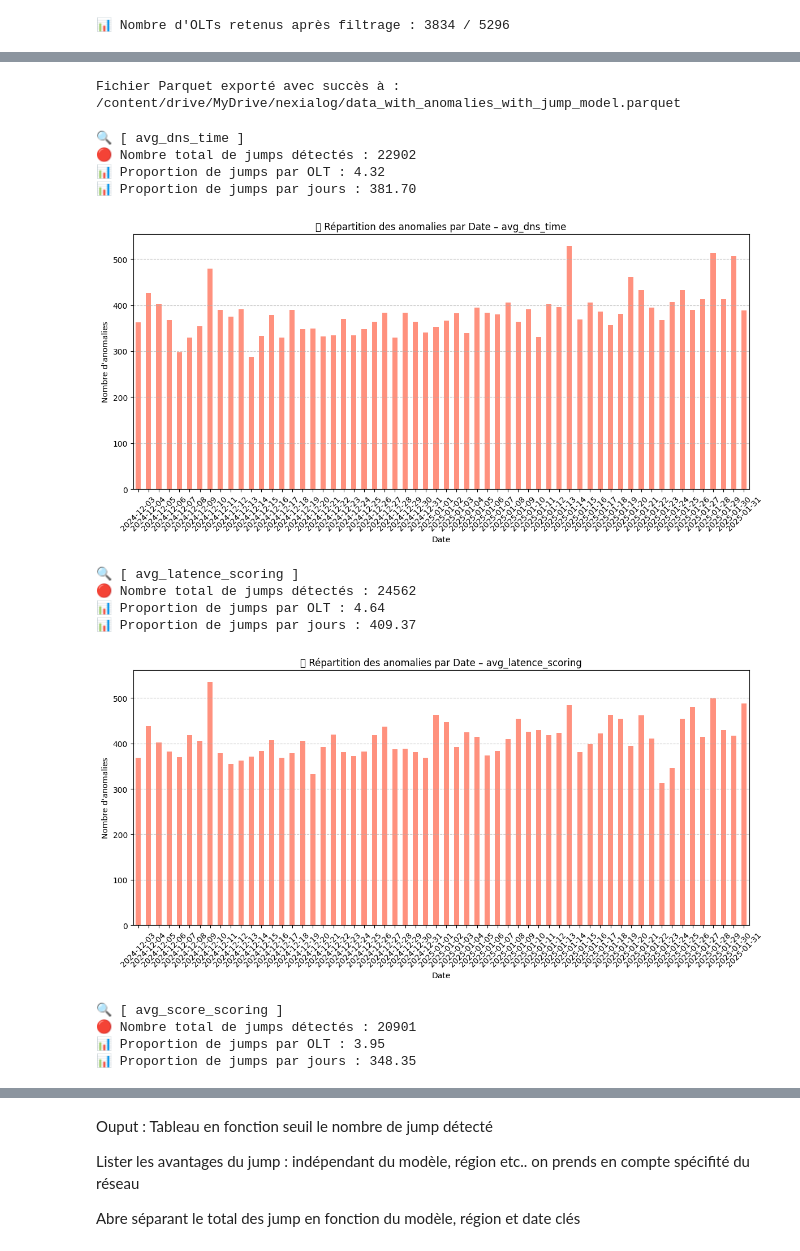
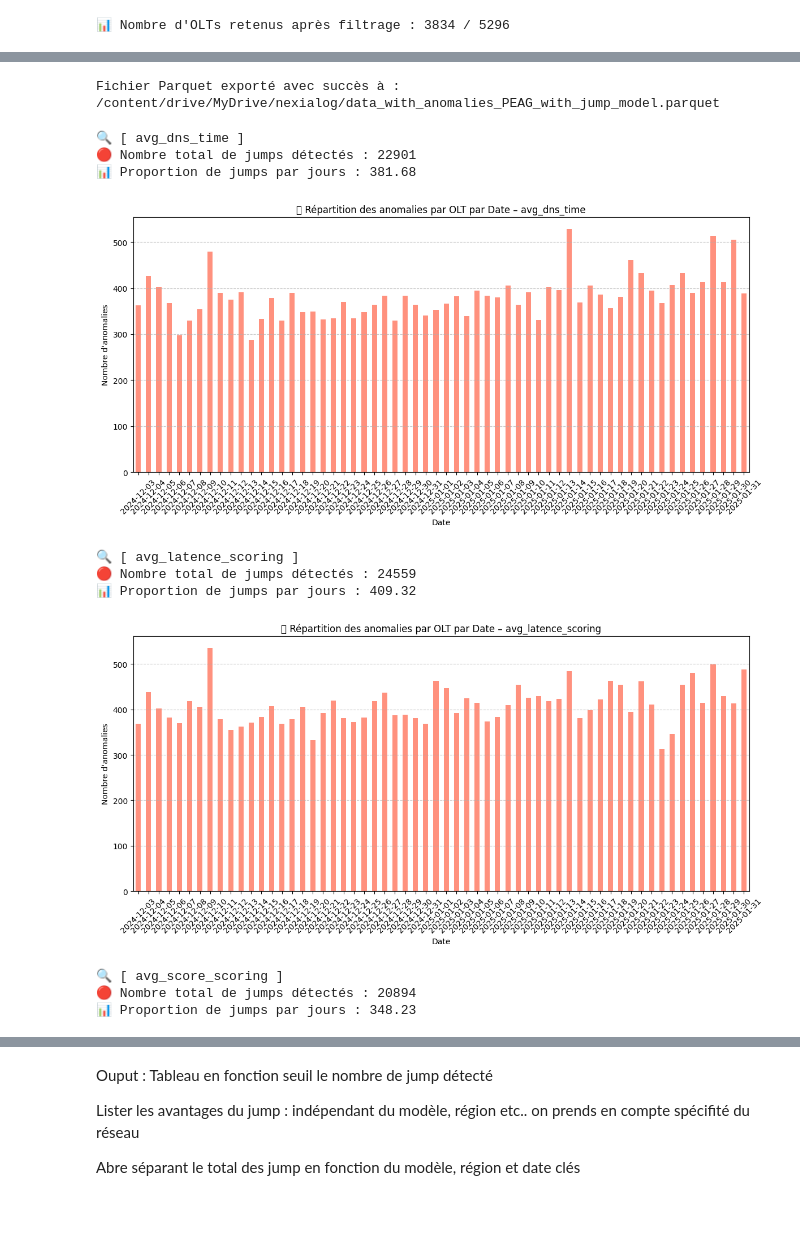
Before and after one commit to lucasvazelle/nexialog_challlenge, a Jupyter notebook: etape4_model_sans_ml.ipynb, the cells around one changed output, grey strips where cells are left out. Cells and saved outputs as stored; diff of their text form; code cells hidden in the pictures; blank space fills up the shorter version.

Commit message:
PEAG

```diff
--- a/etape4_model_sans_ml.ipynb
+++ b/etape4_model_sans_ml.ipynb
@@ -218,65 +322,63 @@ df_jumps_final = df_jumps_final[df_jumps_final["date_hour"] > cutoff_date]
 # %%
-output_parquet_path = "/content/drive/MyDrive/nexialog/data_with_anomalies_with_jump_model.parquet"
+output_parquet_path = "/content/drive/MyDrive/nexialog/data_with_anomalies_PEAG_with_jump_model.parquet"
 
 # Exporter au format Parquet
 df_jumps_final.to_parquet(output_parquet_path, index=False, engine='pyarrow')
 print(f"Fichier Parquet exporté avec succès à : {output_parquet_path}")
 # %% [output]
-Fichier Parquet exporté avec succès à : /content/drive/MyDrive/nexialog/data_with_anomalies_with_jump_model.parquet
+Fichier Parquet exporté avec succès à : /content/drive/MyDrive/nexialog/data_with_anomalies_PEAG_with_jump_model.parquet
 # %%
 # chemin
-file_path = "/content/drive/MyDrive/nexialog/data_with_anomalies_with_jump_model.parquet"
+file_path = "/content/drive/MyDrive/nexialog/data_with_anomalies_PEAG_with_jump_model.parquet"
 
 # Lire le fichier Parquet
 df_jumps_final = pd.read_parquet(file_path)
 # %%
 import matplotlib.pyplot as plt
+olt_name_list = ["01_olt_45", "95_olt_5606" ] # Remplace par le nom de l'OLT souhaité
 
 # Liste des métriques testées
 tests = ["avg_dns_time", "avg_latence_scoring", "avg_score_scoring"]
 
 # Itérer sur chaque test
 for test in tests:
     jump_col = f"is_jump_{test}"
 
     # 1. Nombre total de jumps détectés
     total_jumps = df_jumps_final[jump_col].sum()
     print(f"\n🔍 [ {test} ]")
     print(f"🔴 Nombre total de jumps détectés : {total_jumps}")
 
     # 2. Proportion par OLT
-    jump_ratio = total_jumps / len(olt_list)
-    print(f"📊 Proportion de jumps par OLT : {jump_ratio:.2f}")
+    # jump_ratio = total_jumps / len(olt_list)
+    # print(f"📊 Proportion de jumps par OLT : {jump_ratio:.2f}")
 
     # 3. Proportion par jour (ajuster 60 si nécessaire)
     jump_ratio_par_j = total_jumps / 60
     print(f"📊 Proportion de jumps par jours : {jump_ratio_par_j:.2f}")
 
     # 4. Répartition des dates
     jump_dates = df_jumps_final[df_jumps_final[jump_col]]["date_hour"].dt.date.value_counts().sort_index()
 
     # 5. Affichage
     plt.figure(figsize=(12, 6))
     jump_dates.plot(kind="bar", color="tomato", alpha=0.7)
     plt.xlabel("Date")
     plt.ylabel("Nombre d'anomalies")
-    plt.title(f"📅 Répartition des anomalies par Date – {test}")
+    plt.title(f"📅 Répartition des anomalies par OLT par Date – {test}")
     plt.xticks(rotation=45)
     plt.grid(axis="y", linestyle="--", alpha=0.7)
     plt.tight_layout()
     plt.show()
 # %% [output]
 🔍 [ avg_dns_time ]
-🔴 Nombre total de jumps détectés : 22902
-📊 Proportion de jumps par OLT : 4.32
-📊 Proportion de jumps par jours : 381.70
+🔴 Nombre total de jumps détectés : 22901
+📊 Proportion de jumps par jours : 381.68
-[figure, old version]
+[figure, new version]
 🔍 [ avg_latence_scoring ]
-🔴 Nombre total de jumps détectés : 24562
-📊 Proportion de jumps par OLT : 4.64
-📊 Proportion de jumps par jours : 409.37
+🔴 Nombre total de jumps détectés : 24559
+📊 Proportion de jumps par jours : 409.32
-[figure, old version]
+[figure, new version]
 🔍 [ avg_score_scoring ]
-🔴 Nombre total de jumps détectés : 20901
-📊 Proportion de jumps par OLT : 3.95
-📊 Proportion de jumps par jours : 348.35
+🔴 Nombre total de jumps détectés : 20894
+📊 Proportion de jumps par jours : 348.23
```
Also changed, not shown: parts of 15 cells of this notebook.
